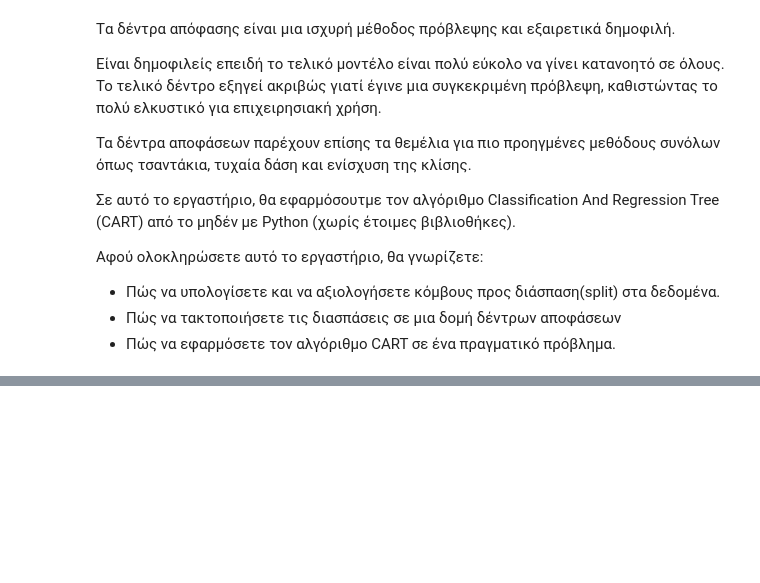
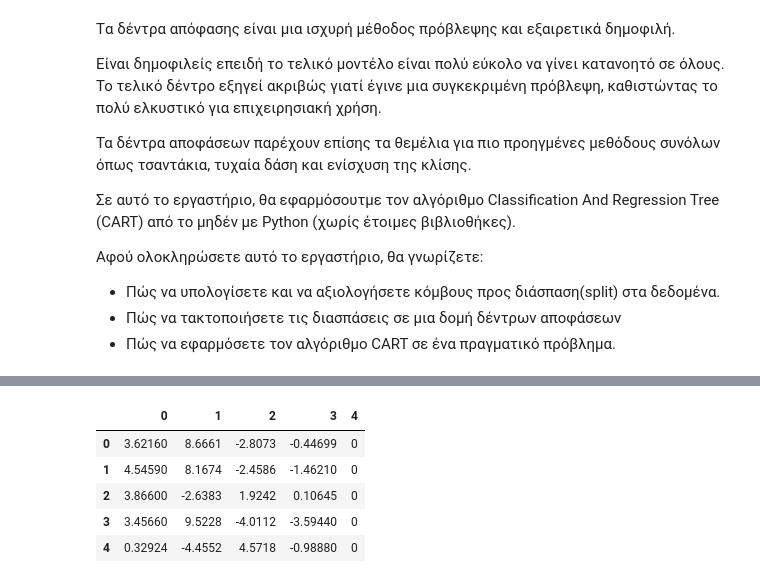
Before and after one commit to kmouts/PPS_PatternRecognition, a Jupyter notebook: Decision_Trees_From_Scratch.ipynb, the cells around one changed output, grey strips where cells are left out. Saved outputs shown, nothing was run; the diff lists cells and outputs as text; code cells hidden in the pictures; blank space fills up the shorter version.

```diff
--- a/Decision_Trees_From_Scratch.ipynb
+++ b/Decision_Trees_From_Scratch.ipynb
@@ -16,0 +502,13 @@ Tα δέντρα απόφασης είναι μια ισχυρή μέθοδος
+# %%
+import pandas as pd
+url_to_the_file  = "http://archive.ics.uci.edu/ml/machine-learning-databases/00267/data_banknote_authentication.txt"
+banknote_dataset = pd.read_csv(url_to_the_file, header = None)
+# %%
+banknote_dataset.head()
+# %% [output]
+|  | 0 | 1 | 2 | 3 | 4 |
+| 0 | 3.62160 | 8.6661 | -2.8073 | -0.44699 | 0 |
+| 1 | 4.54590 | 8.1674 | -2.4586 | -1.46210 | 0 |
+| 2 | 3.86600 | -2.6383 | 1.9242 | 0.10645 | 0 |
+| 3 | 3.45660 | 9.5228 | -4.0112 | -3.59440 | 0 |
+| 4 | 0.32924 | -4.4552 | 4.5718 | -0.98880 | 0 |
```
Also changed, not shown: parts of 53 cells of this notebook.
